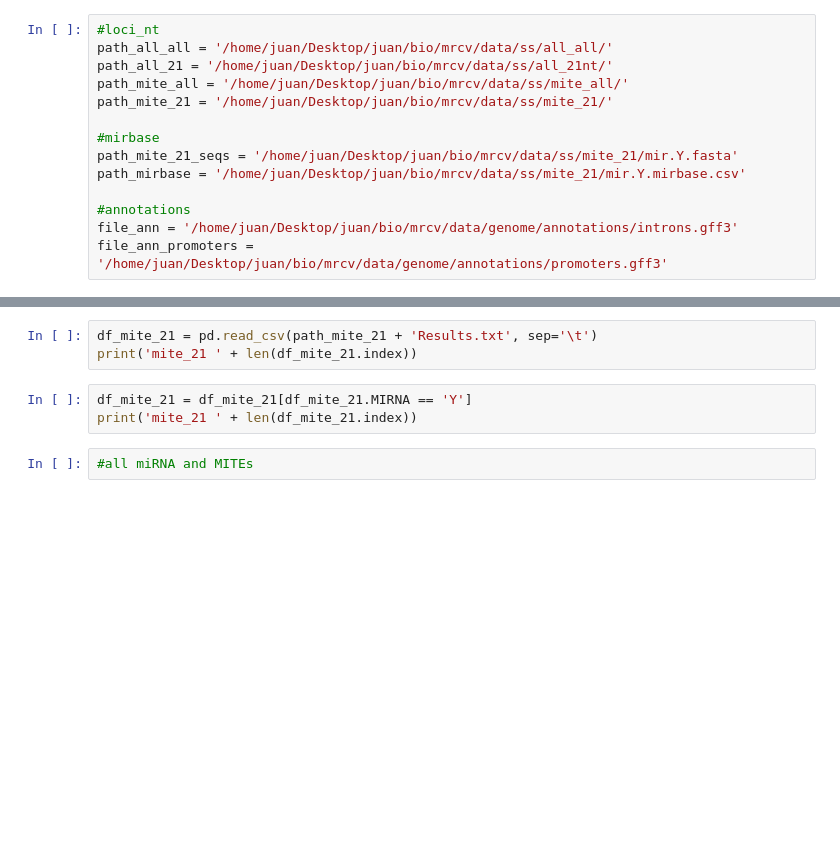
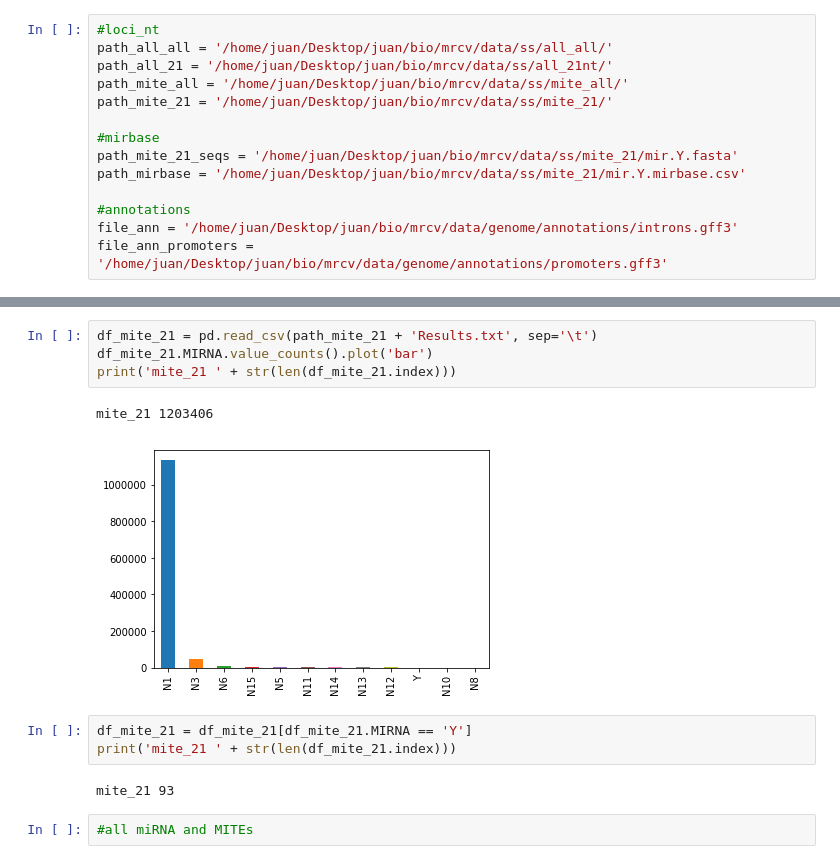
Before and after one commit to juancresc/mrcv, a Jupyter notebook: pipes/3/all.ipynb, the cells around one changed output, grey strips where cells are left out. Saved outputs shown, nothing was run; the diff lists cells and outputs as text; blank space fills up the shorter version.

```diff
--- a/pipes/3/all.ipynb
+++ b/pipes/3/all.ipynb
@@ -42,9 +76,15 @@ print('mite_all ' + len(df_mite_all.index))
 # %%
 df_mite_21 = pd.read_csv(path_mite_21 + 'Results.txt', sep='\t')
-print('mite_21 ' + len(df_mite_21.index))
+df_mite_21.MIRNA.value_counts().plot('bar')
+print('mite_21 ' + str(len(df_mite_21.index)))
+# %% [output]
+mite_21 1203406
+[figure, added]
 # %%
 df_mite_21 = df_mite_21[df_mite_21.MIRNA == 'Y']
-print('mite_21 ' + len(df_mite_21.index))
+print('mite_21 ' + str(len(df_mite_21.index)))
+# %% [output]
+mite_21 93
 # %%
 #all miRNA and MITEs
 # %%
```
Also changed, not shown: parts of 34 cells of this notebook.
